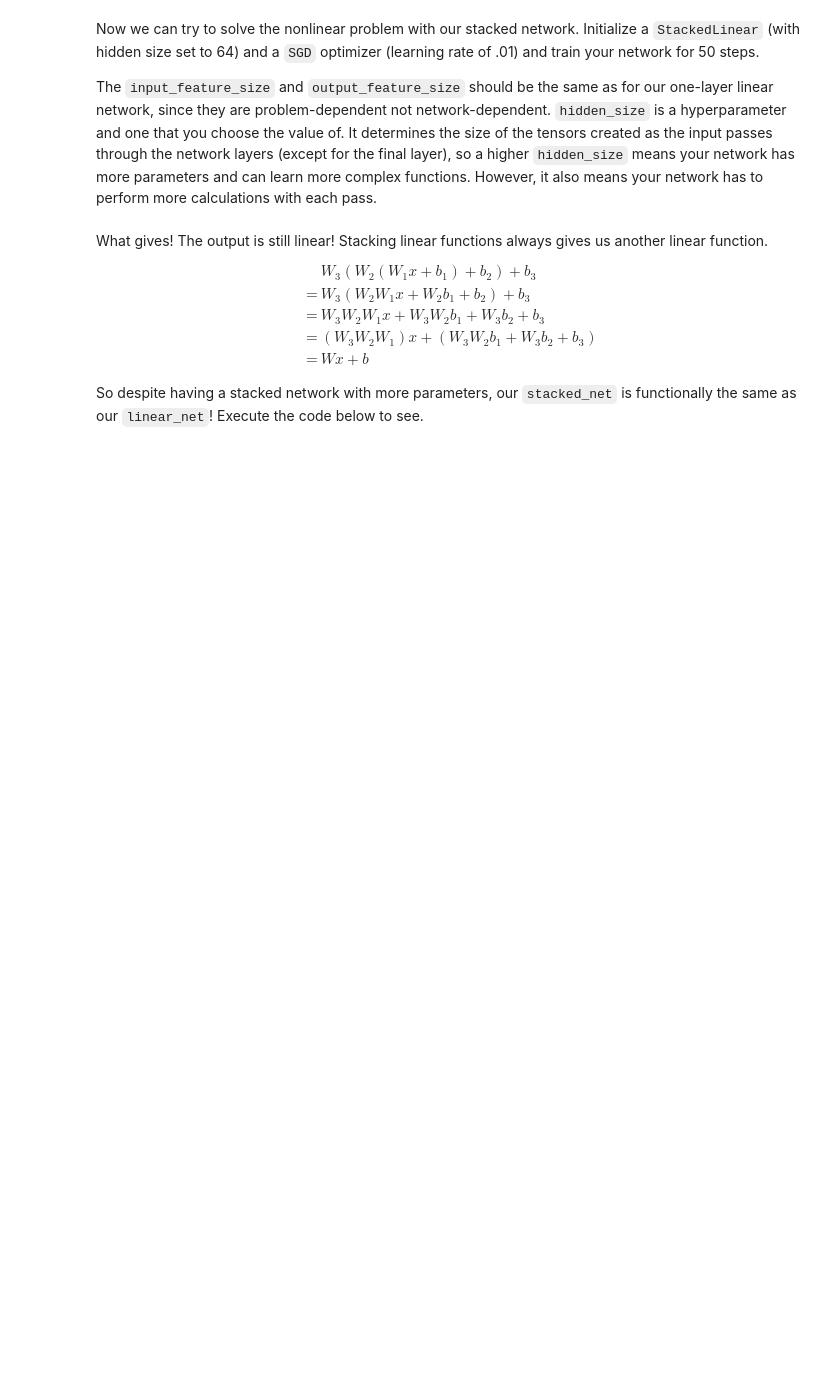
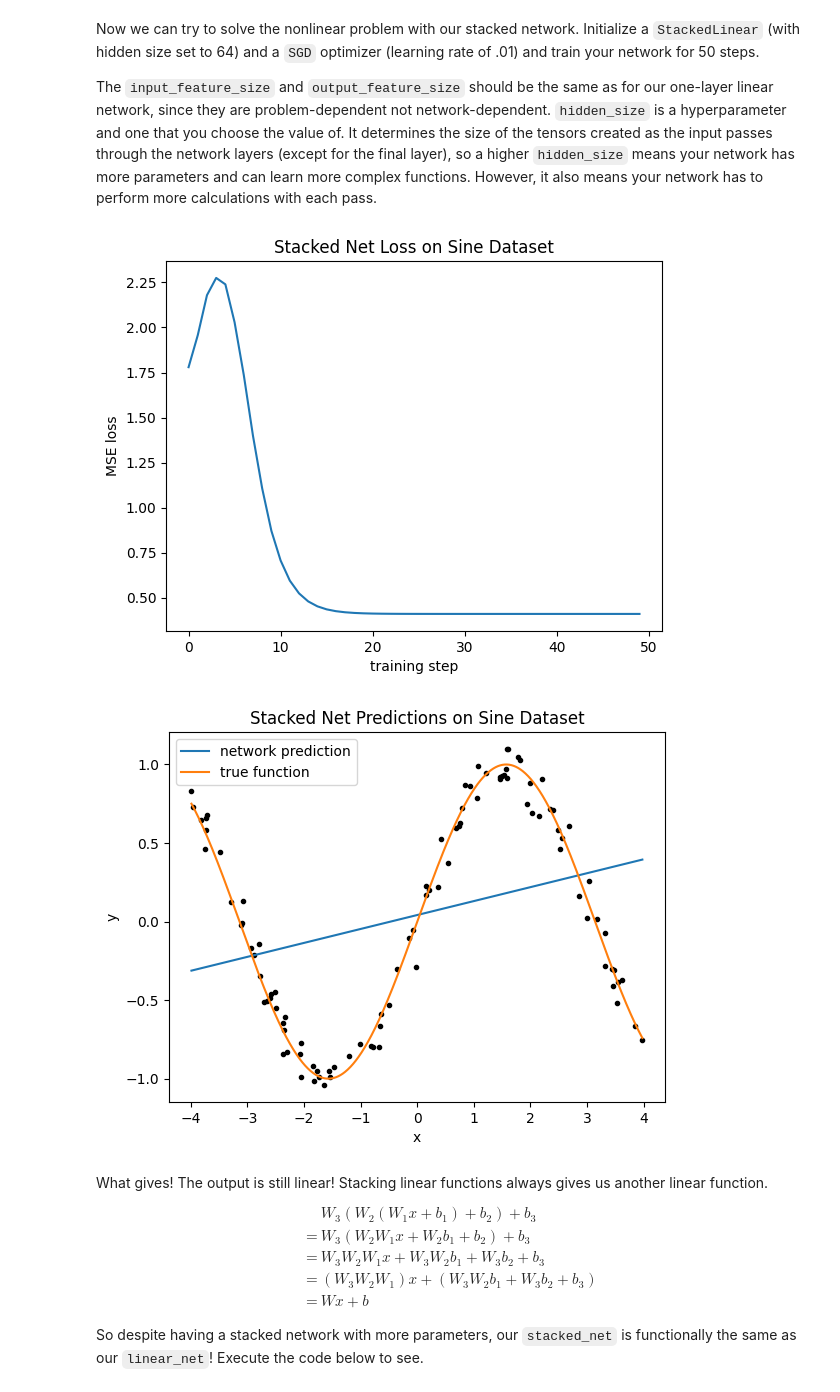
Before and after one commit to merekhelmer/byu-cs474, a Jupyter notebook: lab2_modules_training.ipynb, the cells around one changed output. Cells and saved outputs as stored; diff of their text form; code cells hidden in the pictures; blank space fills up the shorter version.

```diff
--- a/lab2_modules_training.ipynb
+++ b/lab2_modules_training.ipynb
@@ -262,10 +296,14 @@ You can find helpful resources and documentation on `nn.init.xavier_uniform_()`
 # %%
 class LinearLayer(nn.Module):
     def __init__(self, input_feature_size, output_feature_size):
-        pass
+        super().__init__()
+        self.weight = nn.Parameter(torch.zeros(input_feature_size, output_feature_size))
+        nn.init.xavier_uniform_(self.weight)
+        self.bias = nn.Parameter(torch.zeros(output_feature_size))
+        nn.init.uniform_(self.bias)
 
     def forward(self, x):
-        pass
+        return x @ self.weight + self.bias
 # %% [markdown]
 Execute the code below to assert that your functionality works correctly.
 # %%
@@ -430,12 +510,19 @@ A linear network can only create a linear prediction, which isn't very useful fo
 class StackedLinear(nn.Module):
     def __init__(self, input_feature_size, output_feature_size, hidden_size):
         #TODO: Create three linear layers called `self.lin1`, `self.lin2`, and `self.lin3`
-        pass
+        super().__init__()
+        self.lin1 = LinearLayer(input_feature_size, hidden_size)
+        self.lin2 = LinearLayer(hidden_size, hidden_size)
+        self.lin3 = LinearLayer(hidden_size, output_feature_size)
 
     def forward(self, x):
         # TODO: Pass x through self.lin1
+        x = self.lin1(x)
+
         # TODO: Pass the output of self.lin1 into self.lin2
+        x = self.lin2(x)
         # TODO: Pass the output of self.lin2 into self.lin3 and return its output
-        pass
+        x = self.lin3(x)
+        return x
 # %% [markdown]
 To see some other functionality that a `Module` has, create a `StackedLinear` object called `stacked_net` and print out `stacked_net`
@@ -451,19 +557,24 @@ The `input_feature_size` and `output_feature_size` should be the same as for our
 # %%
 # TODO: Set PyTorch's seed to 0 to ensure reproducibility
 
 # TODO: Initialize a StackedLinear (set hidden_size to 64) called stacked_net.
-stacked_net = None
+stacked_net = StackedLinear(1, 1, 64)
+stacked_net.to(device)
 
 # TODO: Intialize SGD optimizer with a learning rate of .01
+optimizer = SGD(stacked_net.parameters(), lr=.01)
 
 # TODO: train stacked_net for 50 steps and store training losses as `train_losses`
-train_losses = None
+train_losses = train(stacked_net, optimizer, sine_x.to(device), sine_y.to(device), 50)
 
 # Plot training losses
 plot_loss(train_losses, "Stacked Net Loss on Sine Dataset")
 
 # Plot fit on data
 plot_data(sine_x, sine_y, stacked_net, gt_func=torch.sin, title="Stacked Net Predictions on Sine Dataset")
+# %% [output]
+[figure, added]
+[figure, added]
 # %% [markdown]
 What gives! The output is still linear! Stacking linear functions always gives us another linear function.
 $$\begin{align}
```
Also changed, not shown: parts of 26 cells of this notebook.
